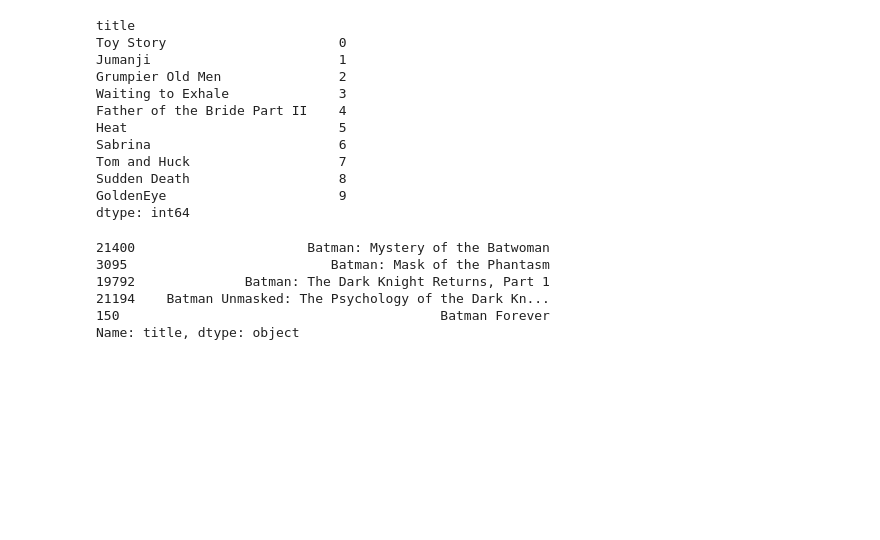
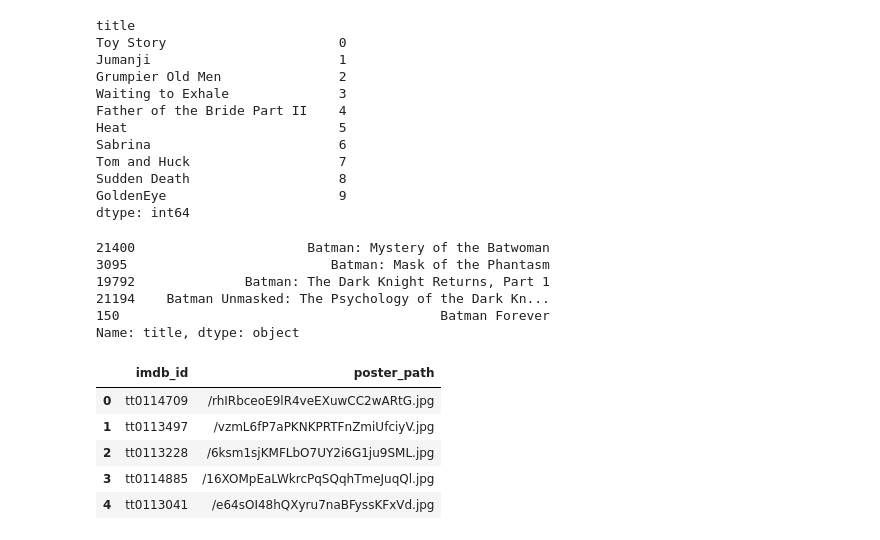
Before and after one commit to vinay-kaushik/CS-418-DataScience, a Jupyter notebook: cs_418_DataScience_project.ipynb, the cells around one changed output. Cells and saved outputs as stored; diff of their text form; code cells hidden in the pictures; blank space fills up the shorter version.

```diff
--- a/cs_418_DataScience_project.ipynb
+++ b/cs_418_DataScience_project.ipynb
@@ -728,3 +743,15 @@ recommend_movie_for_title('Batman Begins').head(5)
 21194    Batman Unmasked: The Psychology of the Dark Kn...
 150                                         Batman Forever
 Name: title, dtype: object
+# %%
+
+
+image_data = movies_metadata[['imdb_id', 'poster_path']]
+image_data.head()
+# %% [output]
+|  | imdb_id | poster_path |
+| 0 | tt0114709 | /rhIRbceoE9lR4veEXuwCC2wARtG.jpg |
+| 1 | tt0113497 | /vzmL6fP7aPKNKPRTFnZmiUfciyV.jpg |
+| 2 | tt0113228 | /6ksm1sjKMFLbO7UY2i6G1ju9SML.jpg |
+| 3 | tt0114885 | /16XOMpEaLWkrcPqSQqhTmeJuqQl.jpg |
+| 4 | tt0113041 | /e64sOI48hQXyru7naBFyssKFxVd.jpg |
```
Also changed, not shown: parts of 4 cells of this notebook.
